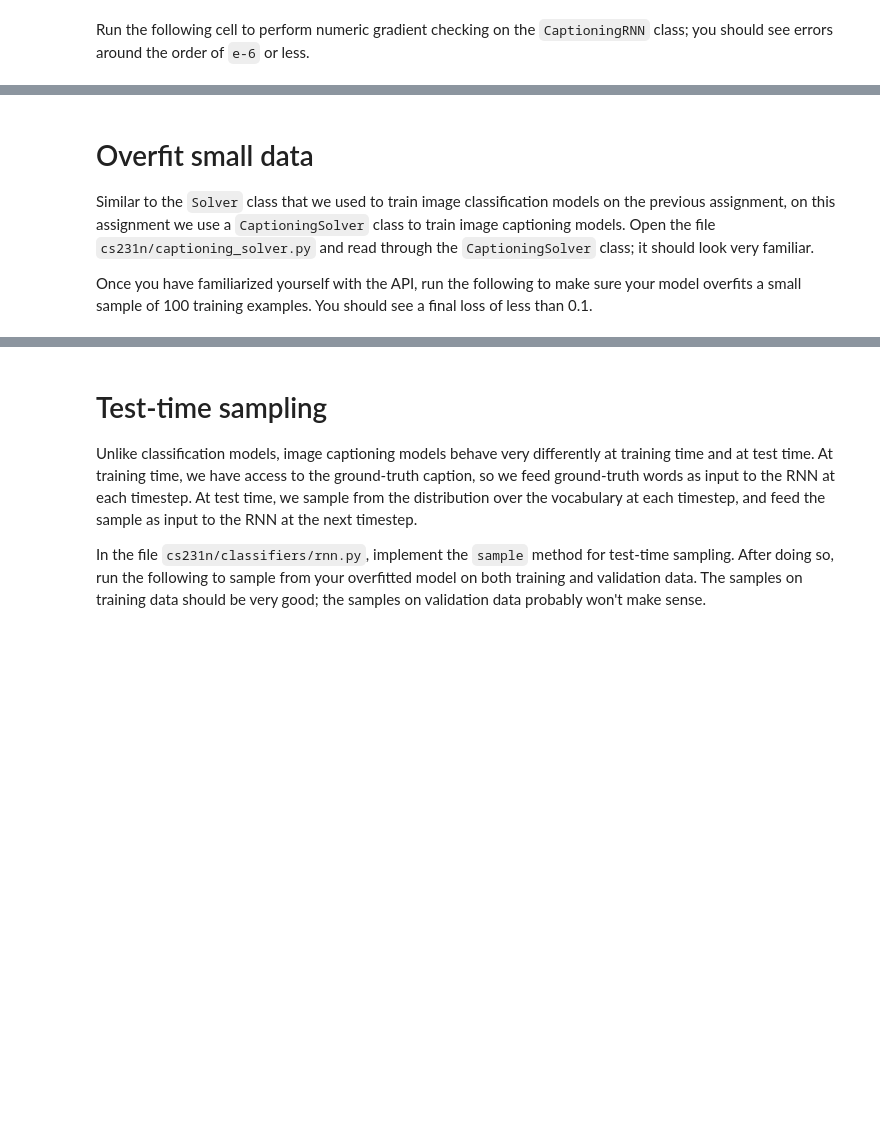
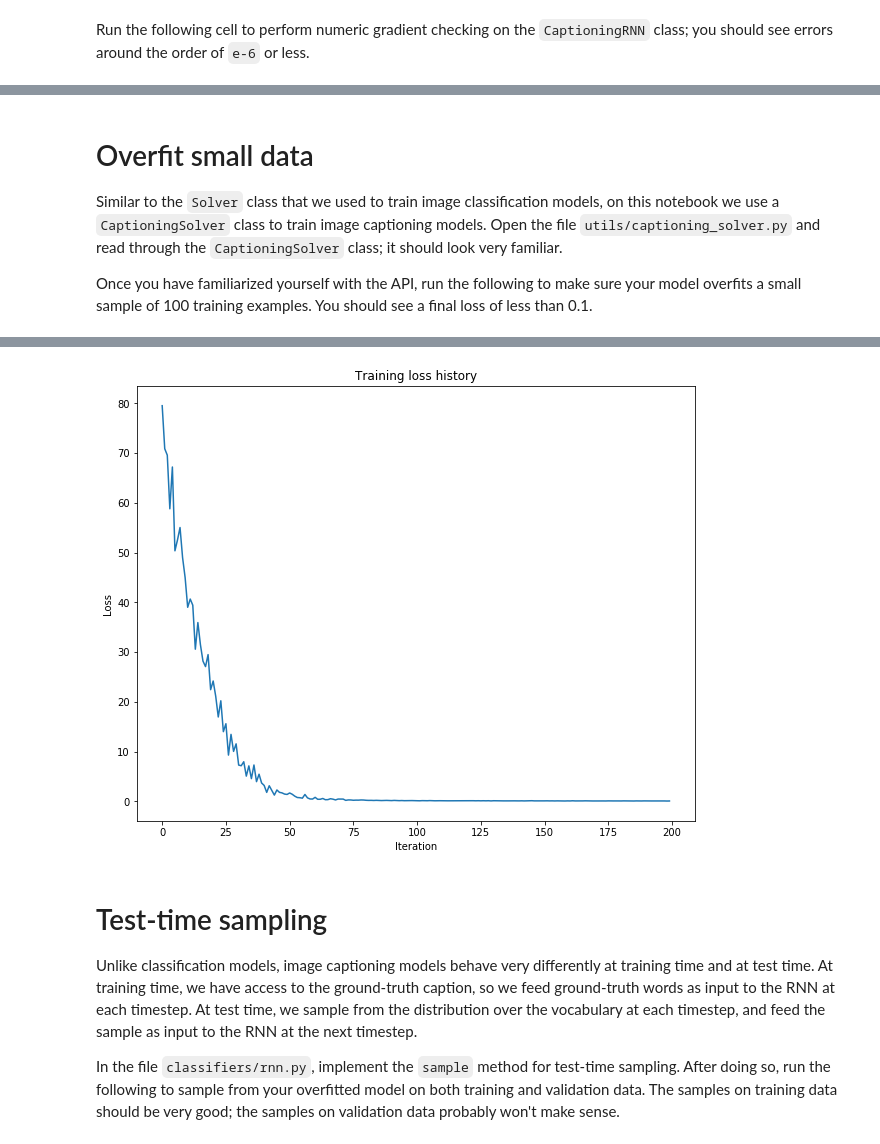
Before and after one commit to pedro-abundio-wang/computer-vision, a Jupyter notebook: notebooks/convolutional-neural-networks-for-visual-recognition/13_RNN_Captioning.ipynb, the cells around one changed output, grey strips where cells are left out. Saved outputs shown, nothing was run; the diff lists cells and outputs as text; code cells hidden in the pictures; blank space fills up the shorter version.

```diff
--- a/notebooks/convolutional-neural-networks-for-visual-recognition/13_RNN_Captioning.ipynb
+++ b/notebooks/convolutional-neural-networks-for-visual-recognition/13_RNN_Captioning.ipynb
@@ -424,12 +444,12 @@ for param_name in sorted(grads):
 # %% [markdown]
 # Overfit small data
-Similar to the `Solver` class that we used to train image classification models on the previous assignment, on this assignment we use a `CaptioningSolver` class to train image captioning models. Open the file `cs231n/captioning_solver.py` and read through the `CaptioningSolver` class; it should look very familiar.
+Similar to the `Solver` class that we used to train image classification models, on this notebook we use a `CaptioningSolver` class to train image captioning models. Open the file `utils/captioning_solver.py` and read through the `CaptioningSolver` class; it should look very familiar.
 
 Once you have familiarized yourself with the API, run the following to make sure your model overfits a small sample of 100 training examples. You should see a final loss of less than 0.1.
 # %%
 np.random.seed(231)
 
-small_data = load_coco_data(max_train=50)
+small_data = load_coco_data(max_train=100)
 
 small_rnn_model = CaptioningRNN(
           cell_type='rnn',
@@ -458,3 +478,4 @@ plt.xlabel('Iteration')
 plt.ylabel('Loss')
 plt.title('Training loss history')
 plt.show()
+# %% [output]
@@ -461,8 +502,9 @@ plt.show()
+[figure, added]
 # %% [markdown]
 # Test-time sampling
 Unlike classification models, image captioning models behave very differently at training time and at test time. At training time, we have access to the ground-truth caption, so we feed ground-truth words as input to the RNN at each timestep. At test time, we sample from the distribution over the vocabulary at each timestep, and feed the sample as input to the RNN at the next timestep.
 
-In the file `cs231n/classifiers/rnn.py`, implement the `sample` method for test-time sampling. After doing so, run the following to sample from your overfitted model on both training and validation data. The samples on training data should be very good; the samples on validation data probably won't make sense.
+In the file `classifiers/rnn.py`, implement the `sample` method for test-time sampling. After doing so, run the following to sample from your overfitted model on both training and validation data. The samples on training data should be very good; the samples on validation data probably won't make sense.
 # %%
 for split in ['train', 'val']:
     minibatch = sample_coco_minibatch(small_data, split=split, batch_size=2)
```
Also changed, not shown: parts of 8 cells of this notebook, 9 other files.
